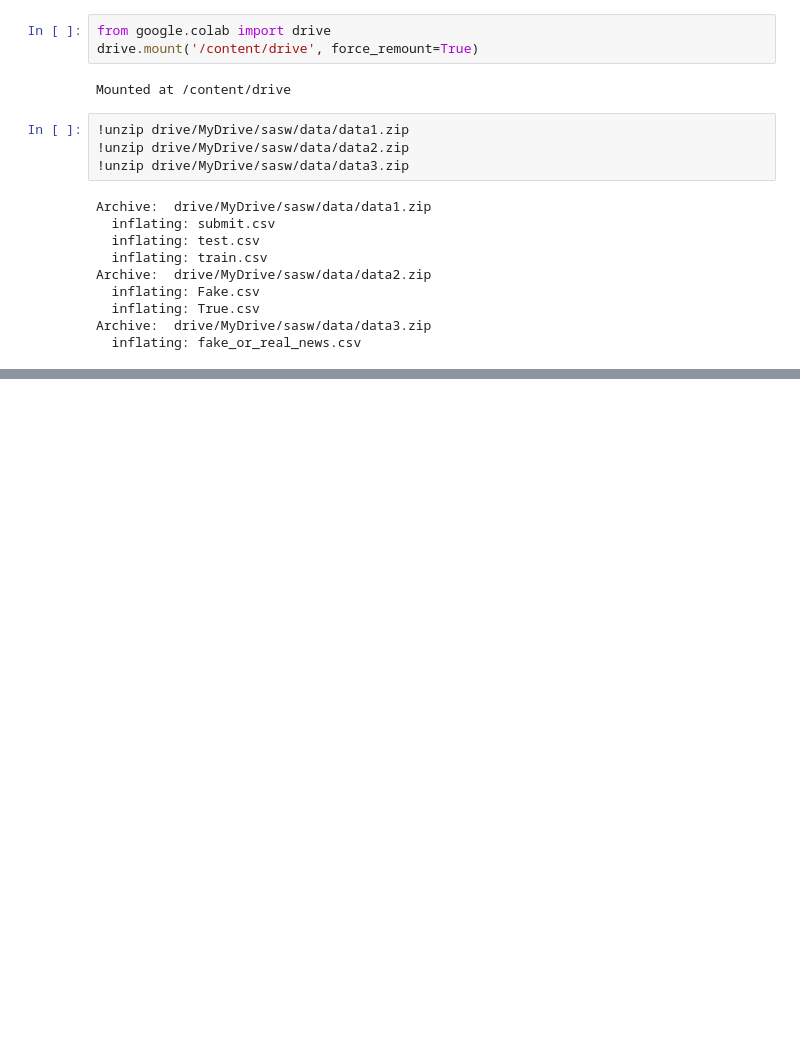
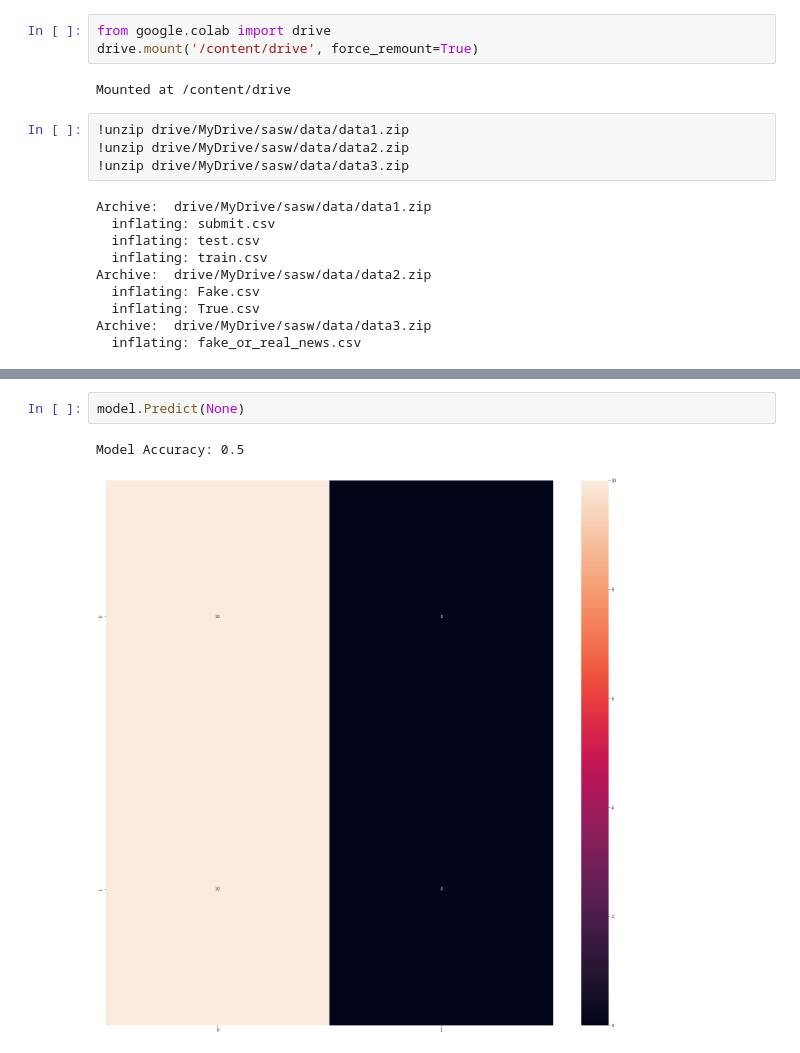
Before and after one commit to mjenigar/sasw, a Jupyter notebook: train_colab.ipynb, the cells around one changed output, grey strips where cells are left out. Cells and saved outputs as stored; diff of their text form; blank space fills up the shorter version.

Commit message:
Prediction script + confusion matrix

```diff
--- a/train_colab.ipynb
+++ b/train_colab.ipynb
@@ -112,0 +110,5 @@ model.PlotScore("loss", None)
+# %%
+model.Predict(None)
+# %% [output]
+Model Accuracy: 0.5
+[figure, added]
```
Also changed, not shown: parts of 5 cells of this notebook, 1 other file.
